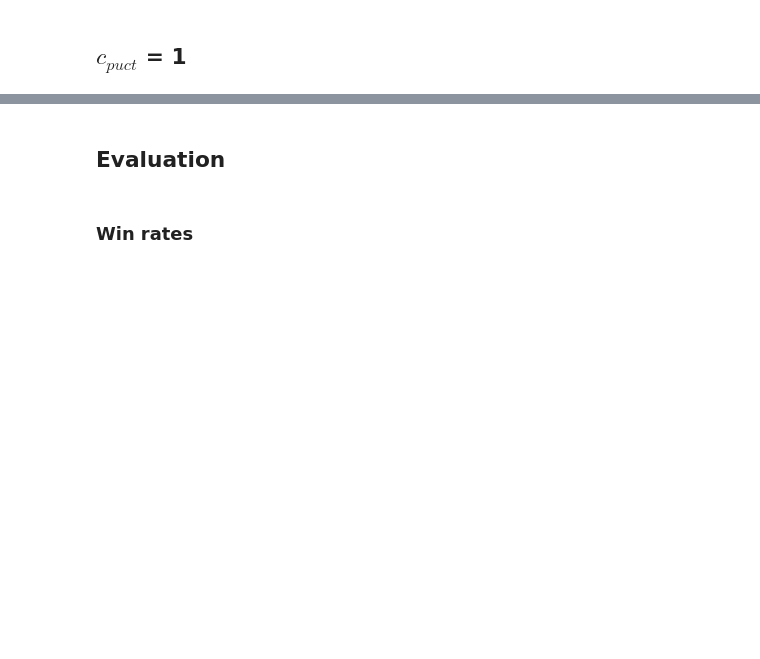
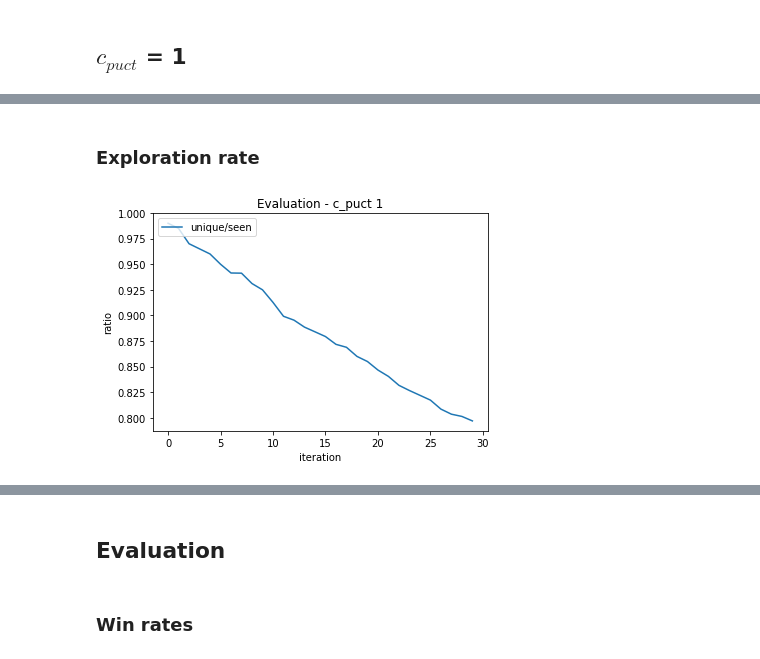
Before and after one commit to y4nnic/AlphaZero_for_small_board_games, a Jupyter notebook: experiment_exploration.ipynb, the cells around one changed output, grey strips where cells are left out. Drawn from its saved outputs; the diff is of its cells as text; code cells hidden in the pictures; blank space fills up the shorter version.

```diff
--- a/experiment_exploration.ipynb
+++ b/experiment_exploration.ipynb
@@ -18,4 +54,4 @@ import agent
 # %%
 test_pipeline = Pipeline("tictactoe_c_puct_1", "TicTacToe")
 # %%
-wins_1, draws_1 = test_pipeline.run(30)
+wins_1, draws_1, seen_trajectories_1, unique_trajectories_1 = test_pipeline.run(30)
@@ -127,0 +97,21 @@ print("losses_4 =", losses_4)
+# %% [markdown]
+### Exploration rate
+# %%
+exploration_rate_1 = unique_trajectories_1/seen_trajectories_1
+
+fig = plt.figure()
+
+plt.title("Evaluation - c_puct 1")
+
+plt.xlabel("iteration")
+plt.ylabel("ratio")
+
+x = np.arange(30)
+losses_1 = np.ones(30) - wins_1 - draws_1
+
+plt.plot(x, exploration_rate_1, label="unique/seen")
+
+plt.legend(loc=2)
+plt.show()
+# %% [output]
+[figure, added]
```
Also changed, not shown: parts of 110 cells of this notebook.
